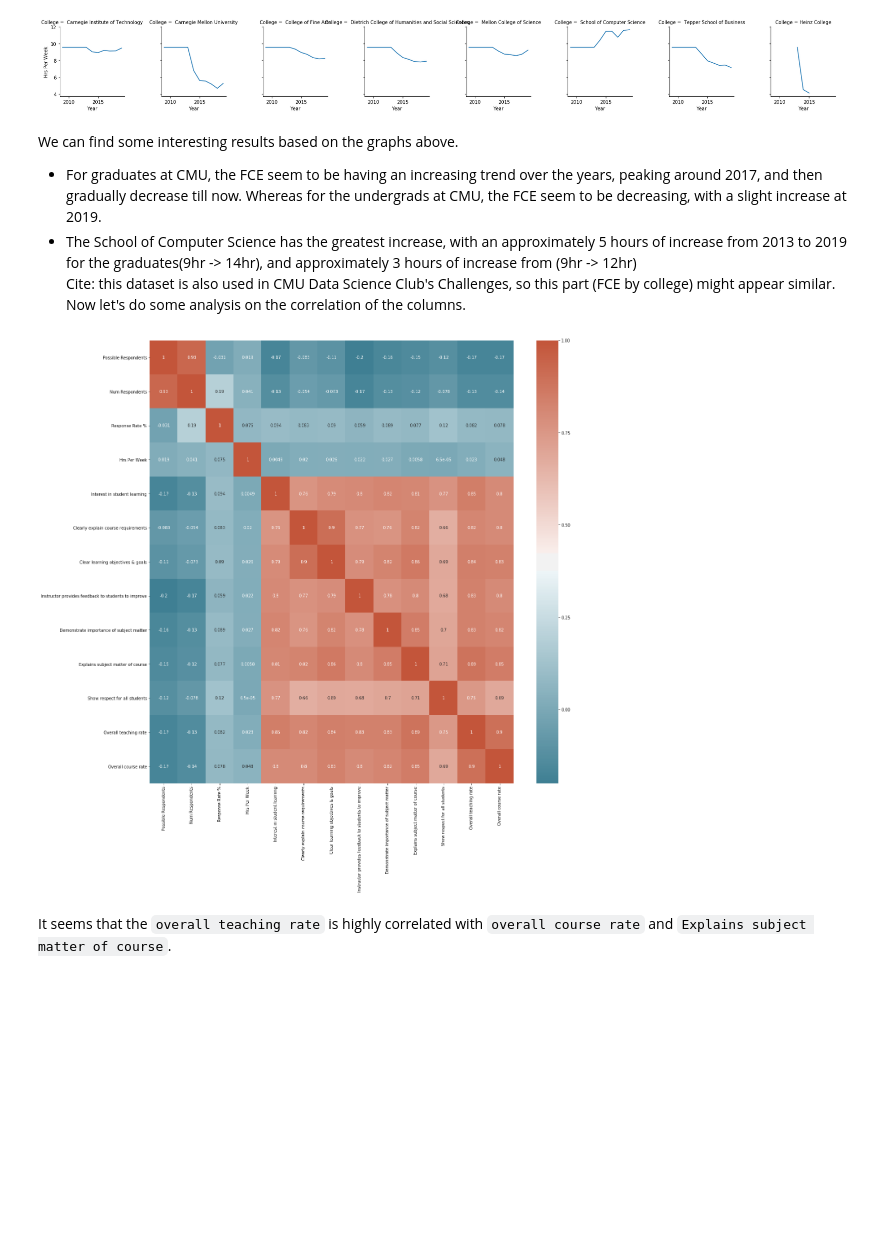
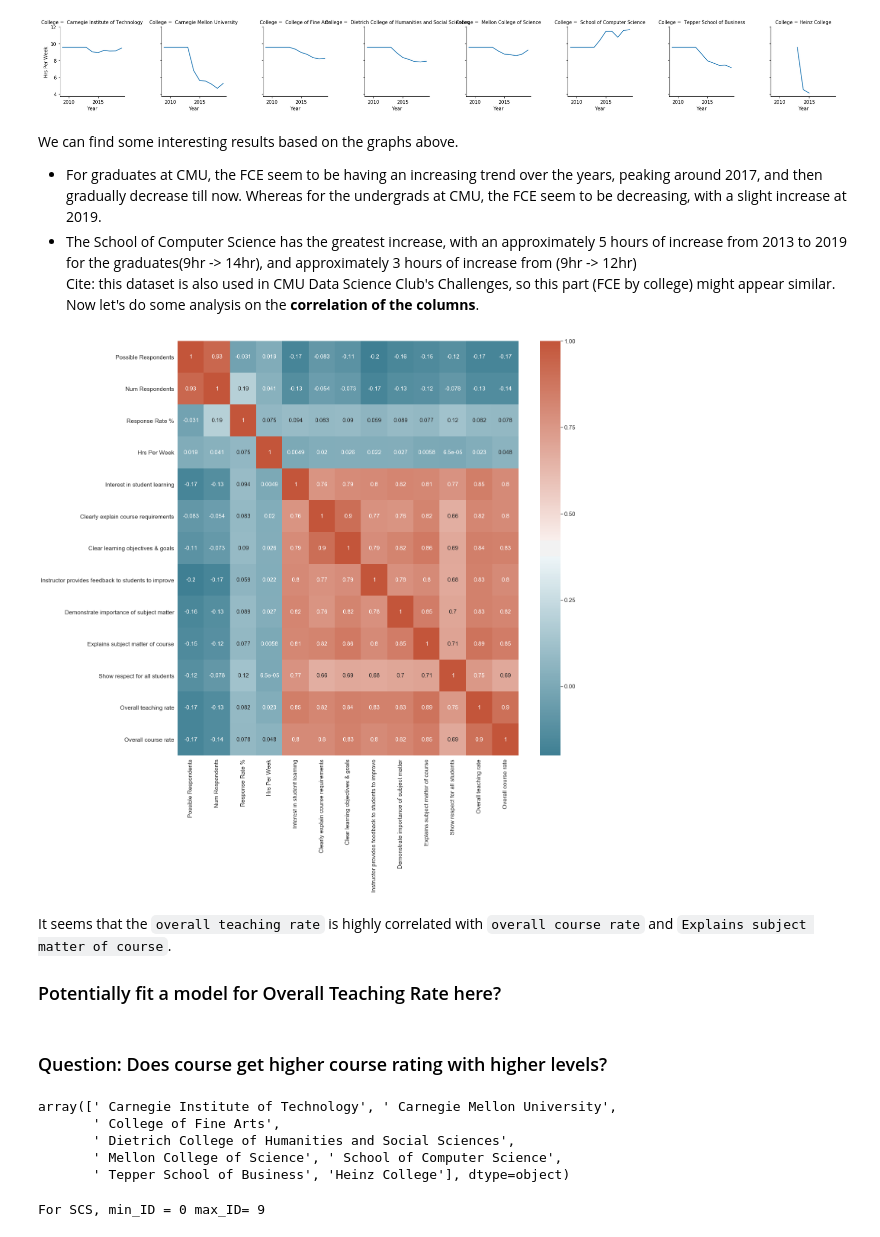
Before and after one commit to TheJYKoder/-15-388-Final-Project-F19-, a Jupyter notebook: 15388 Final Project FCE.ipynb, the cells around one changed output. Drawn from its saved outputs; the diff is of its cells as text; code cells hidden in the pictures; blank space fills up the shorter version.

```diff
--- a/15388 Final Project FCE.ipynb
+++ b/15388 Final Project FCE.ipynb
@@ -127,17 +134,20 @@ We can find some interesting results based on the graphs above.
 * For graduates at CMU, the FCE seem to be having an increasing trend over the years, peaking around 2017, and then gradually decrease till now. Whereas for the undergrads at CMU, the FCE seem to be decreasing, with a slight increase at 2019.
 * The School of Computer Science has the greatest increase, with an approximately 5 hours of increase from 2013 to 2019 for the graduates(9hr -> 14hr), and approximately 3 hours of increase from (9hr -> 12hr) <br>
 Cite: this dataset is also used in CMU Data Science Club's Challenges, so this part (FCE by college) might appear similar. <br>
-Now let's do some analysis on the correlation of the columns.
+Now let's do some analysis on the **correlation of the columns**.
 # %%
 # sns.palplot(sns.color_palette("BrBG", 10))
 plt.figure(figsize = (20,20))
 corr_lst = list(df.select_dtypes(include=['int', 'float']).columns)
 corr_df = df[corr_lst]
 corr_df.drop("Year", axis=1, inplace=True)
 corr = corr_df.corr()
 # ax = sns.heatmap(corr, cmap="YlGnBu",annot=True)
-ax = sns.heatmap(corr, cmap=sns.diverging_palette(220, 20, as_cmap=True),annot=True)
+sns.set(font_scale=1.4)
+ax = sns.heatmap(corr, cmap=sns.diverging_palette(220, 20, as_cmap=True),
+                 annot=True, annot_kws={"size": 15})
 # %% [output]
-[figure, old version]
+[figure, new version]
 # %% [markdown]
 It seems that the `overall teaching rate` is highly correlated with `overall course rate` and `Explains subject matter of course`.
+### Potentially fit a model for Overall Teaching Rate here?
@@ -143,0 +157,2 @@ It seems that the `overall teaching rate` is highly correlated with `overall cou
+# %% [markdown]
+### Question: Does course get higher course rating with higher levels?
@@ -143,0 +172,17 @@ It seems that the `overall teaching rate` is highly correlated with `overall cou
+# %%
+df_dept_plot = df_dept.groupby(["College", "Dept", "Course ID Level"], as_index=False).mean()
+df_dept_plot_selected = df_dept_plot[["College", "Dept", "Course ID Level", "Overall course rate"]]
+df_dept_plot_selected["College"].unique()
+# %% [output]
+array([' Carnegie Institute of Technology', ' Carnegie Mellon University',
+       ' College of Fine Arts',
+       ' Dietrich College of Humanities and Social Sciences',
+       ' Mellon College of Science', ' School of Computer Science',
+       ' Tepper School of Business', 'Heinz College'], dtype=object)
+# %%
+df_dept_plot_SCS = df_dept_plot_selected.loc[df_dept_plot_selected["College"] == " School of Computer Science"]
+min_ID = df_dept_plot_SCS["Course ID Level"].min()
+max_ID = df_dept_plot_SCS["Course ID Level"].max()
+print("For SCS,","min_ID =", min_ID, "max_ID=", max_ID)
+# %% [output]
+For SCS, min_ID = 0 max_ID= 9
```
Also changed, not shown: parts of 10 cells of this notebook.
